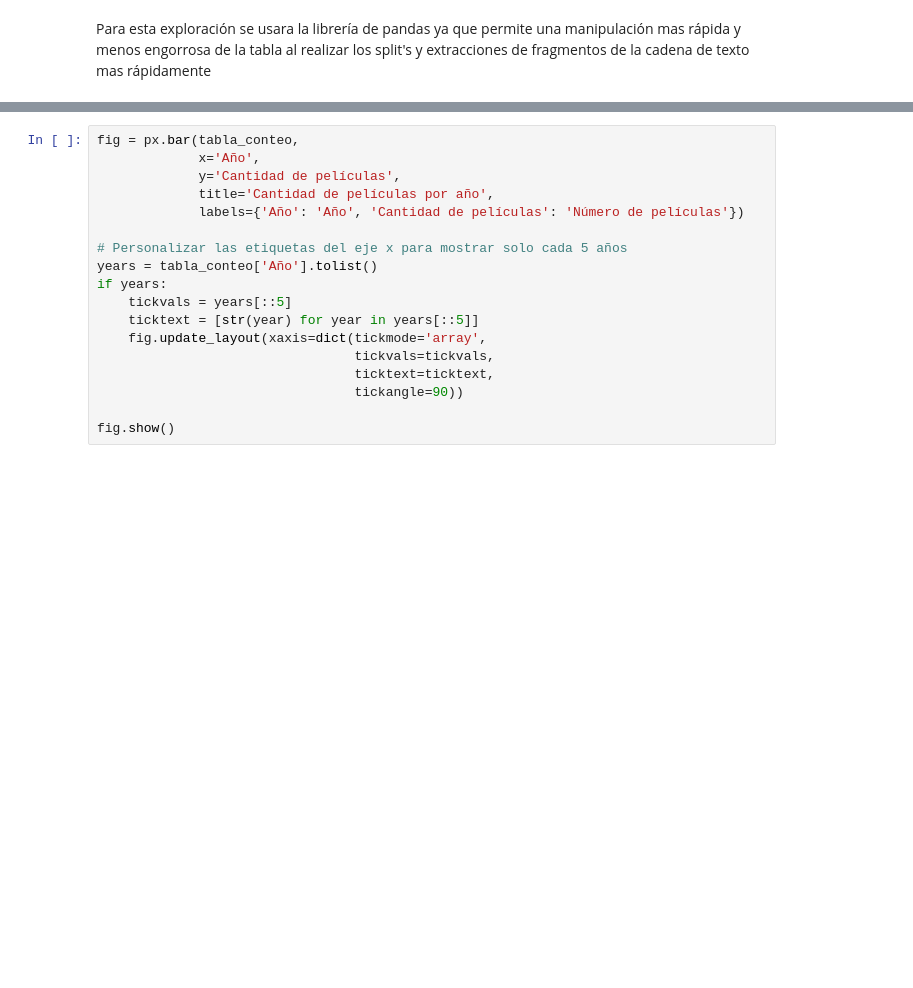
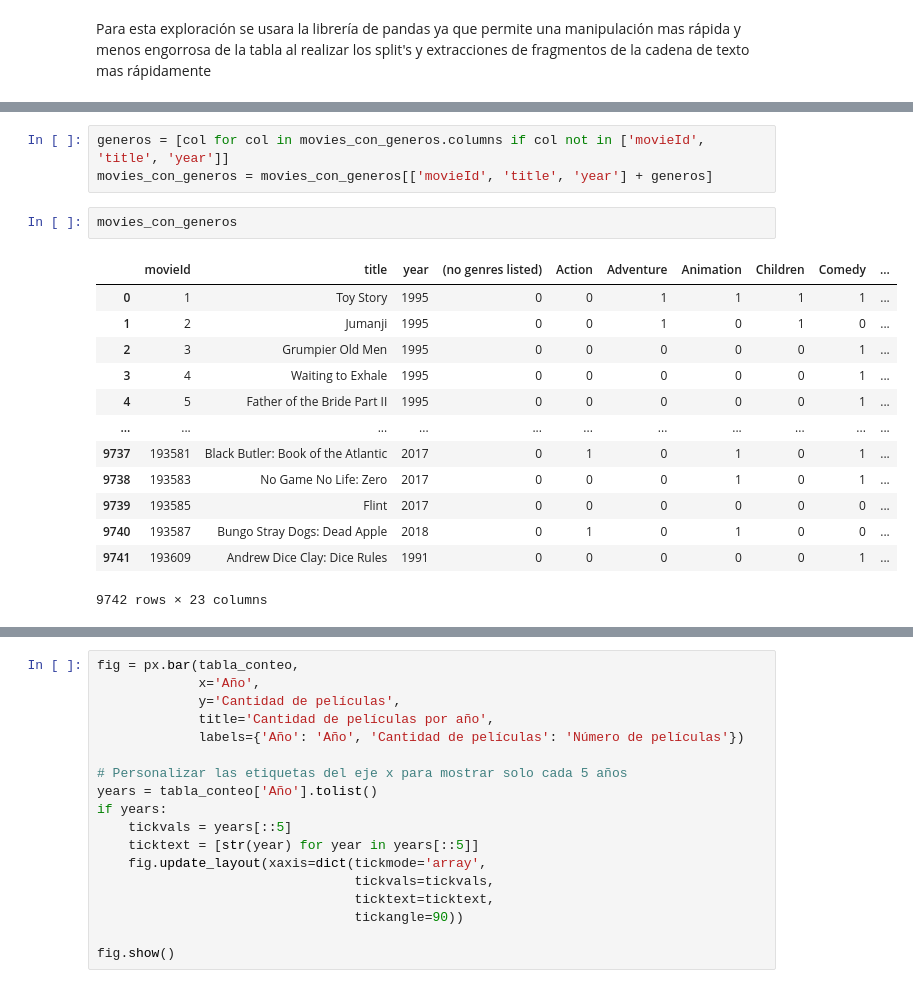
Before and after one commit to ValentinaJimenezTorres/A3_marketing, a Jupyter notebook: b_exploracion_limpieza.ipynb, the cells around one changed output, grey strips where cells are left out. Drawn from its saved outputs; the diff is of its cells as text; blank space fills up the shorter version.

```diff
--- a/b_exploracion_limpieza.ipynb
+++ b/b_exploracion_limpieza.ipynb
@@ -219 +159,20 @@ df_movies1.head(10)
+# %%
+generos = [col for col in movies_con_generos.columns if col not in ['movieId', 'title', 'year']]
+movies_con_generos = movies_con_generos[['movieId', 'title', 'year'] + generos]
+# %%
+movies_con_generos
+# %% [output]
+|  | movieId | title | year | (no genres listed) | Action | Adventure | Animation | Children | Comedy | ... |
+| 0 | 1 | Toy Story | 1995 | 0 | 0 | 1 | 1 | 1 | 1 | ... |
+| 1 | 2 | Jumanji | 1995 | 0 | 0 | 1 | 0 | 1 | 0 | ... |
+| 2 | 3 | Grumpier Old Men | 1995 | 0 | 0 | 0 | 0 | 0 | 1 | ... |
+| 3 | 4 | Waiting to Exhale | 1995 | 0 | 0 | 0 | 0 | 0 | 1 | ... |
+| 4 | 5 | Father of the Bride Part II | 1995 | 0 | 0 | 0 | 0 | 0 | 1 | ... |
+| ... | ... | ... | ... | ... | ... | ... | ... | ... | ... | ... |
+| 9737 | 193581 | Black Butler: Book of the Atlantic | 2017 | 0 | 1 | 0 | 1 | 0 | 1 | ... |
+| 9738 | 193583 | No Game No Life: Zero | 2017 | 0 | 0 | 0 | 1 | 0 | 1 | ... |
+| 9739 | 193585 | Flint | 2017 | 0 | 0 | 0 | 0 | 0 | 0 | ... |
+| 9740 | 193587 | Bungo Stray Dogs: Dead Apple | 2018 | 0 | 1 | 0 | 1 | 0 | 0 | ... |
+| 9741 | 193609 | Andrew Dice Clay: Dice Rules | 1991 | 0 | 0 | 0 | 0 | 0 | 1 | ... |
+9742 rows × 23 columns
 # %%
```
Also changed, not shown: parts of 16 cells of this notebook.
